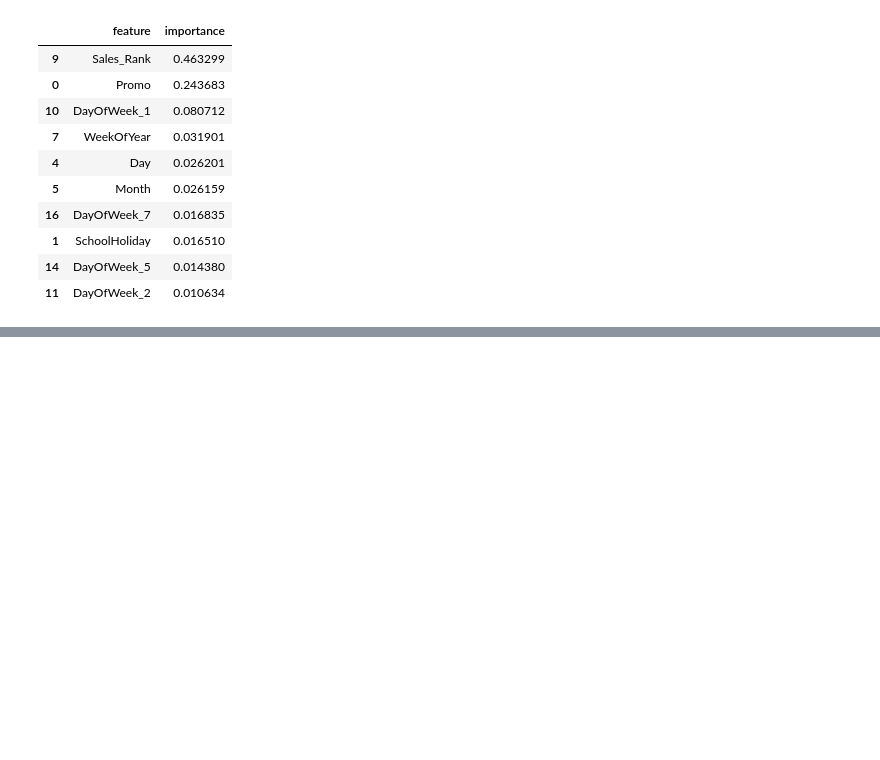
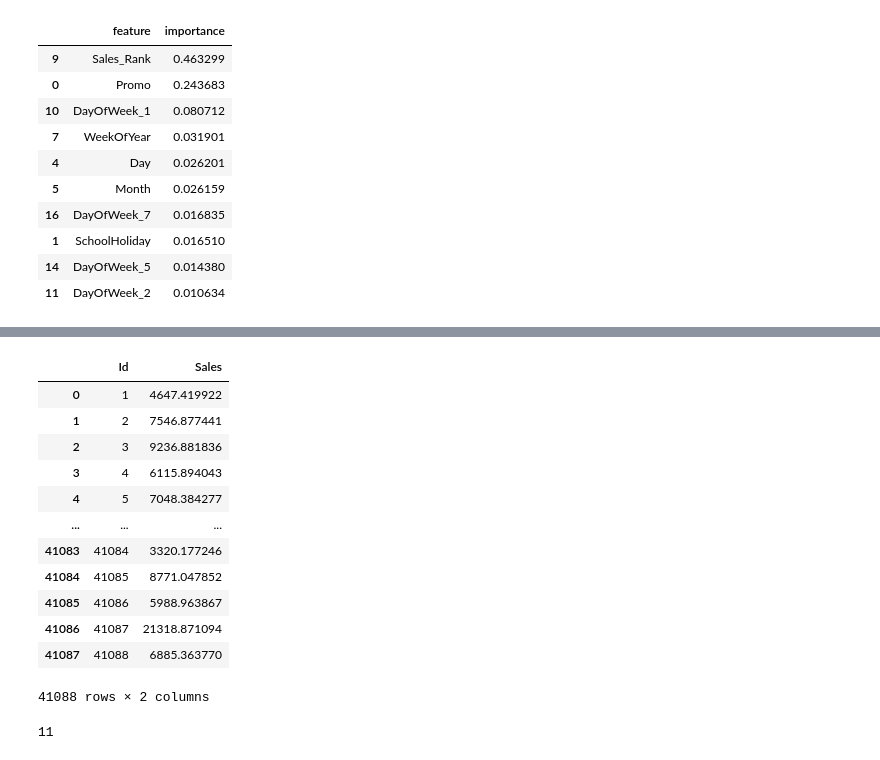
Before and after one commit to mr-ayush-agrawal/MachineLearningBasics, a Jupyter notebook: freeCodeCamp/SalesCompetition/Boosting_sol.ipynb, the cells around one changed output, grey strips where cells are left out. Drawn from its saved outputs; the diff is of its cells as text; code cells hidden in the pictures; blank space fills up the shorter version.

```diff
--- a/freeCodeCamp/SalesCompetition/Boosting_sol.ipynb
+++ b/freeCodeCamp/SalesCompetition/Boosting_sol.ipynb
@@ -534,0 +591,3 @@ importancedf.head(10)
+# %%
+%%time
+model.fit(x_train, y_train)
@@ -534,0 +630,22 @@ importancedf.head(10)
+# %%
+submission_df.Sales = test_pre
+# %%
+submission_df
+# %% [output]
+|  | Id | Sales |
+| 0 | 1 | 4647.419922 |
+| 1 | 2 | 7546.877441 |
+| 2 | 3 | 9236.881836 |
+| 3 | 4 | 6115.894043 |
+| 4 | 5 | 7048.384277 |
+| ... | ... | ... |
+| 41083 | 41084 | 3320.177246 |
+| 41084 | 41085 | 8771.047852 |
+| 41085 | 41086 | 5988.963867 |
+| 41086 | 41087 | 21318.871094 |
+| 41087 | 41088 | 6885.363770 |
+41088 rows × 2 columns
+# %%
+test_data.Open.isna().sum()
+# %% [output]
+11
```
Also changed, not shown: parts of 20 cells of this notebook.
